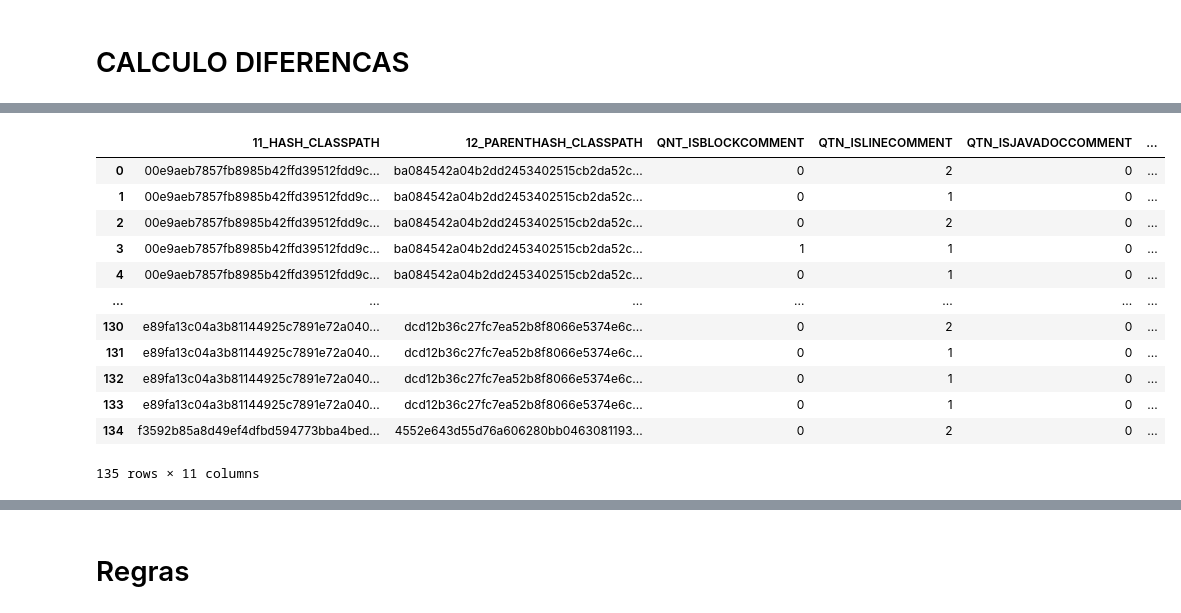
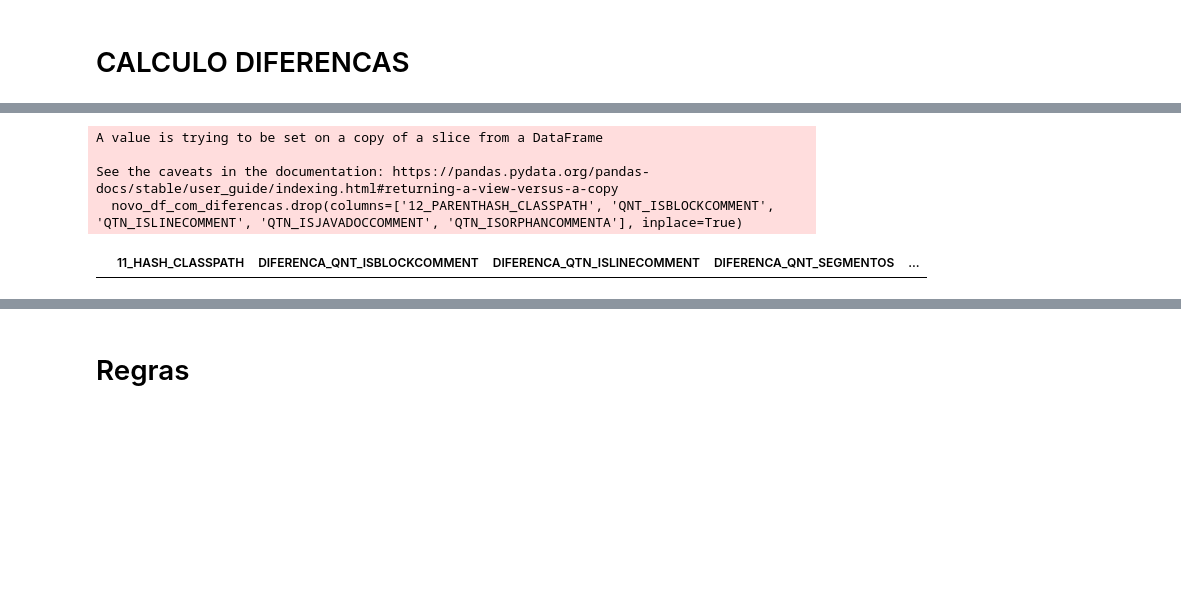
Before and after one commit to KleitonEwerton/project-analyzer-with-parsers, a Jupyter notebook: analise_refatoracao.ipynb, the cells around one changed output, grey strips where cells are left out. Saved outputs shown, nothing was run; the diff lists cells and outputs as text; code cells hidden in the pictures; blank space fills up the shorter version.

```diff
--- a/analise_refatoracao.ipynb
+++ b/analise_refatoracao.ipynb
@@ -68,17 +68,19 @@ plt=reload(plt)
 # %% [markdown]
 # FILE
 # %%
-FILE_NAME_REFACTORING = 'csv/refactorings-examples-for-refactoring-testing.csv'
-FILE_NAME_COMMENTS = 'csv/comments-examples-for-refactoring-testing.csv'
+pasta = "gson"
 
-FILE_NAME_TABELA_AGRUPADA = 'comments-examples/tabela-agrupada.csv'
-FILE_NAME_TABELA_MERGE = 'comments-examples/tabela-merge-comentarios.csv'
-FILE_NAME_TABELA_COMPLETA = 'comments-examples/tabela-completa.csv'
-FILE_NAME_TABELA_REGRAS = 'comments-examples/tabela-regras.csv'
-FILE_NAME_TABELA_DIFERENCA_COMENTARIOS = 'csv/tabela-diferenca-comentarios.csv'
+FILE_NAME_REFACTORING = 'csv/refactorings-' + pasta +  '.csv'
+FILE_NAME_COMMENTS = 'csv/comments-' + pasta + '.csv'
 
-FILE_NAME_PIVOTED = 'comments-examples/pivoted.csv'
-FILE_NAME_QUANTIDADE_COMENTARIOS = 'comments-examples/quantidade-comentarios.csv'
+FILE_NAME_TABELA_AGRUPADA = pasta + '/tabela-agrupada.csv'
+FILE_NAME_TABELA_MERGE = pasta + '/tabela-merge-comentarios.csv'
+FILE_NAME_TABELA_COMPLETA = pasta + '/tabela-completa.csv'
+FILE_NAME_TABELA_REGRAS = pasta + '/tabela-regras.csv'
+FILE_NAME_TABELA_DIFERENCA_COMENTARIOS = pasta + '/tabela-diferenca-comentarios.csv'
+
+FILE_NAME_PIVOTED = pasta + '/pivoted.csv'
+FILE_NAME_QUANTIDADE_COMENTARIOS = pasta + '/quantidade-comentarios.csv'
 # %% [markdown]
 # TRABALHANDO NOS CALCULOS
 # %%
@@ -134,9 +136,12 @@ agrupado
 # %%
 # Juntando o DataFrame consigo mesmo para calcular as diferenças
 
-merged_df = pd.merge(agrupado, agrupado, left_on="11_HASH_CLASSPATH", right_on="12_PARENTHASH_CLASSPATH", suffixes=('', '_PARENTE'))
-merged_df.drop(columns=['11_HASH_CLASSPATH_PARENTE'], inplace=True)
+merged_df = pd.merge(agrupado, agrupado, right_on="11_HASH_CLASSPATH", left_on="12_PARENTHASH_CLASSPATH", suffixes=('', '_PARENTE'))
+
+merged_df.drop(columns=['11_HASH_CLASSPATH_PARENTE', '12_PARENTHASH_CLASSPATH_PARENTE'], inplace=True)
+
 merged_df.to_csv(FILE_NAME_TABELA_MERGE, index=False)
+
 merged_df
 # %% [output]
 |  | 11_HASH_CLASSPATH | 12_PARENTHASH_CLASSPATH | QNT_SEGMENTOS | QNT_ISBLOCKCOMMENT | QTN_ISLINECOMMENT | ... |
@@ -181,36 +162,28 @@ merged_df
 # %%
 # Selecionando as colunas desejadas
 novo_df_com_diferencas = merged_df[[
     "11_HASH_CLASSPATH", "12_PARENTHASH_CLASSPATH",
     "QNT_ISBLOCKCOMMENT", "QTN_ISLINECOMMENT", "QTN_ISJAVADOCCOMMENT", "QTN_ISORPHANCOMMENTA",
     "DIFERENCA_QNT_ISBLOCKCOMMENT", "DIFERENCA_QTN_ISLINECOMMENT","DIFERENCA_QNT_SEGMENTOS",
     "DIFERENCA_QTN_ISJAVADOCCOMMENT", "DIFERENCA_QTN_ISORPHANCOMMENTA"
 ]]
 
 # Removendo as linhas onde não há correspondência para 12_PARENTHASH_CLASSPATH
 # novo_df_com_diferencas.dropna(inplace=True)
 
 # Removendo as linhas onde 12_PARENTHASH_CLASSPATH começa com '[' PQ TEM AMIS DE UM PAI
 # novo_df_com_diferencas = novo_df_com_diferencas[~novo_df_com_diferencas['12_PARENTHASH_CLASSPATH'].str.startswith('[')]
 
 # Preenchendo os valores NaN com 0
 # novo_df_com_diferencas.fillna(0, inplace=True)
 
 novo_df_com_diferencas.to_csv(FILE_NAME_TABELA_DIFERENCA_COMENTARIOS, index=False)
-
+novo_df_com_diferencas.drop(columns=['12_PARENTHASH_CLASSPATH', 'QNT_ISBLOCKCOMMENT',  'QTN_ISLINECOMMENT', 'QTN_ISJAVADOCCOMMENT', 'QTN_ISORPHANCOMMENTA'], inplace=True)
 novo_df_com_diferencas
 # %% [output]
+A value is trying to be set on a copy of a slice from a DataFrame
+
+See the caveats in the documentation: https://pandas.pydata.org/pandas-docs/stable/user_guide/indexing.html#returning-a-view-versus-a-copy
+  novo_df_com_diferencas.drop(columns=['12_PARENTHASH_CLASSPATH', 'QNT_ISBLOCKCOMMENT',  'QTN_ISLINECOMMENT', 'QTN_ISJAVADOCCOMMENT', 'QTN_ISORPHANCOMMENTA'], inplace=True)
-|  | 11_HASH_CLASSPATH | 12_PARENTHASH_CLASSPATH | QNT_ISBLOCKCOMMENT | QTN_ISLINECOMMENT | QTN_ISJAVADOCCOMMENT | ... |
-| 0 | 00e9aeb7857fb8985b42ffd39512fdd9c... | ba084542a04b2dd2453402515cb2da52c... | 0 | 2 | 0 | ... |
-| 1 | 00e9aeb7857fb8985b42ffd39512fdd9c... | ba084542a04b2dd2453402515cb2da52c... | 0 | 1 | 0 | ... |
-| 2 | 00e9aeb7857fb8985b42ffd39512fdd9c... | ba084542a04b2dd2453402515cb2da52c... | 0 | 2 | 0 | ... |
-| 3 | 00e9aeb7857fb8985b42ffd39512fdd9c... | ba084542a04b2dd2453402515cb2da52c... | 1 | 1 | 0 | ... |
-| 4 | 00e9aeb7857fb8985b42ffd39512fdd9c... | ba084542a04b2dd2453402515cb2da52c... | 0 | 1 | 0 | ... |
-| ... | ... | ... | ... | ... | ... | ... |
-| 130 | e89fa13c04a3b81144925c7891e72a040... | dcd12b36c27fc7ea52b8f8066e5374e6c... | 0 | 2 | 0 | ... |
-| 131 | e89fa13c04a3b81144925c7891e72a040... | dcd12b36c27fc7ea52b8f8066e5374e6c... | 0 | 1 | 0 | ... |
-| 132 | e89fa13c04a3b81144925c7891e72a040... | dcd12b36c27fc7ea52b8f8066e5374e6c... | 0 | 1 | 0 | ... |
-| 133 | e89fa13c04a3b81144925c7891e72a040... | dcd12b36c27fc7ea52b8f8066e5374e6c... | 0 | 1 | 0 | ... |
-| 134 | f3592b85a8d49ef4dfbd594773bba4bed... | 4552e643d55d76a606280bb0463081193... | 0 | 2 | 0 | ... |
+|  | 11_HASH_CLASSPATH | DIFERENCA_QNT_ISBLOCKCOMMENT | DIFERENCA_QTN_ISLINECOMMENT | DIFERENCA_QNT_SEGMENTOS | ... |
-135 rows × 11 columns
 # %%
```
Also changed, not shown: parts of 20 cells of this notebook, 1 other file.
